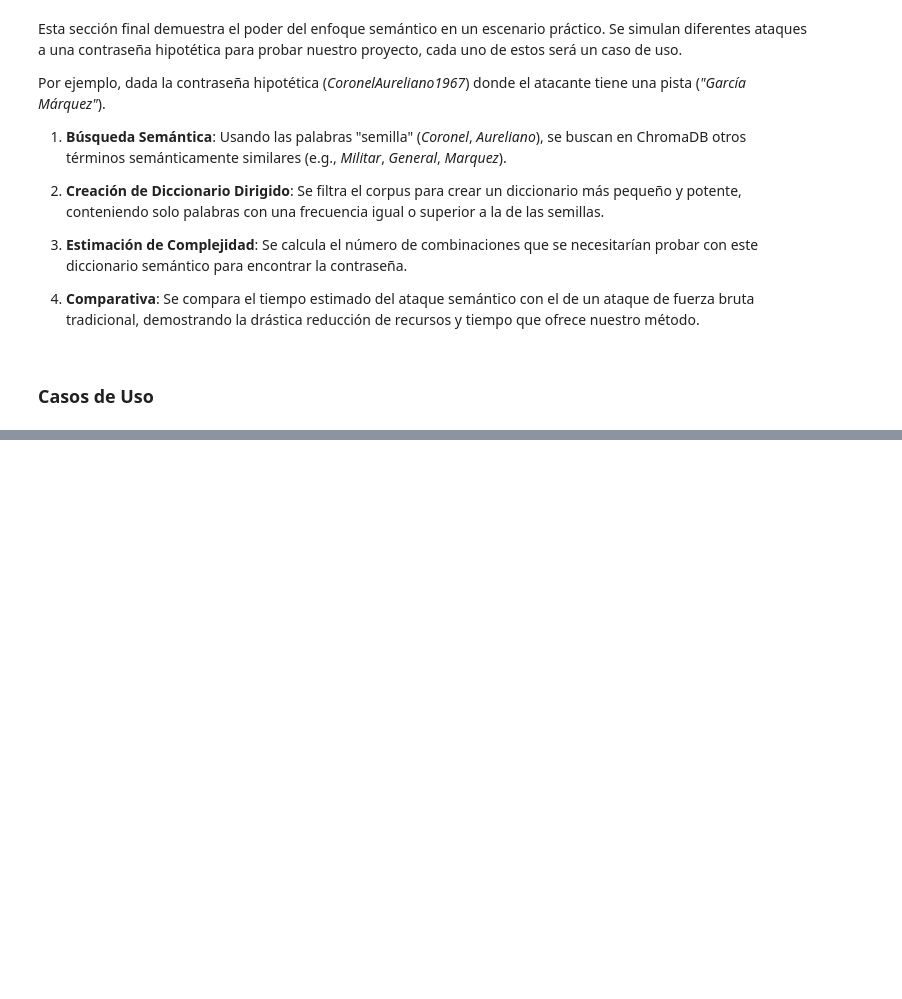
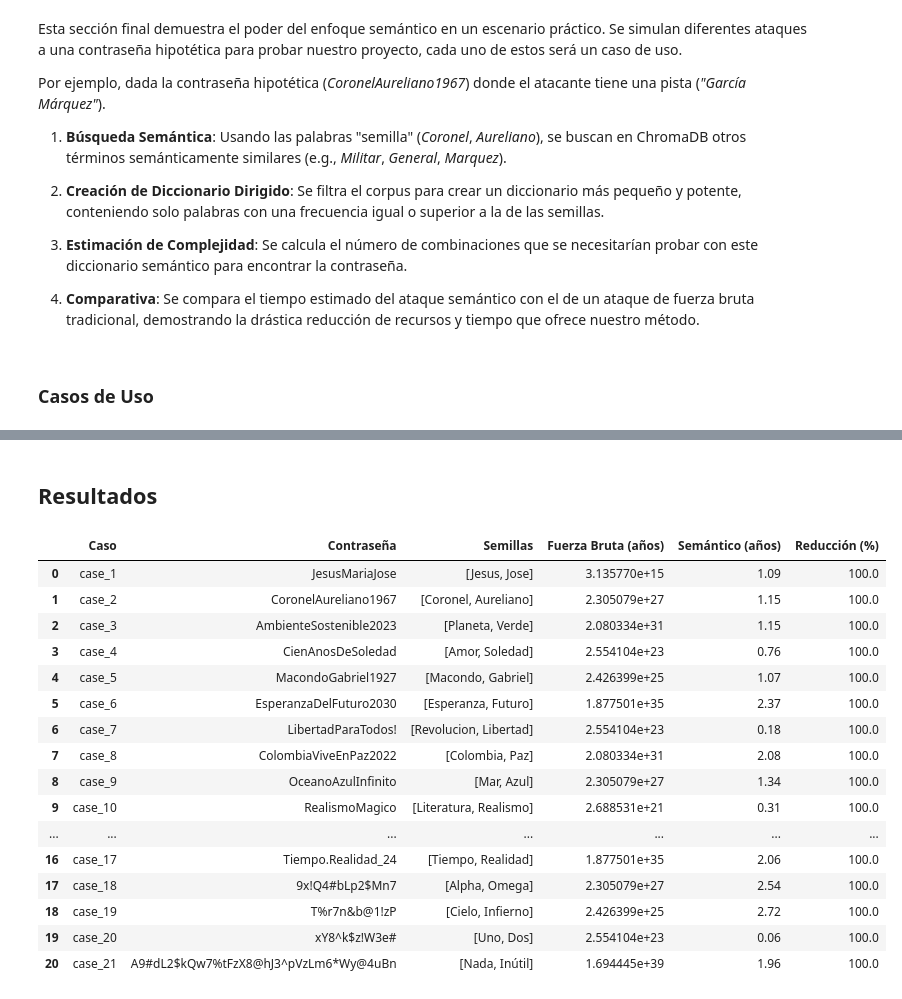
Before and after one commit to dafmontenegro/semanticdictgen-wpa2-es, a Jupyter notebook: semanticdictgen-wpa2-es.ipynb, the cells around one changed output, grey strips where cells are left out. Cells and saved outputs as stored; diff of their text form; code cells hidden in the pictures; blank space fills up the shorter version.

```diff
--- a/semanticdictgen-wpa2-es.ipynb
+++ b/semanticdictgen-wpa2-es.ipynb
@@ -559,13 +660,6 @@ def generate_and_test(depth_transliterations, scope_weighted_permutations, passw
                 end_time = time.time()
                 return candidate, attempts, end_time - start_time
 
-            # Opcional: Probar con sufijos de años (como en tu caso de uso 2 y 3)
-            # Esto amplía la búsqueda pero es más realista.
-            for year in range(1960, 2026):
-                if f"{candidate}{year}" == password_to_find:
-                    end_time = time.time()
-                    return f"{candidate}{year}", attempts, end_time - start_time
-
         # Si la permutación actual es la que generaría la contraseña,
         # y no se ha encontrado, es porque faltan los sufijos.
         if p_tuple == target_permutation:
@@ -681,0 +809,55 @@ for key, value in simulation.items():
+# %% [markdown]
+## Resultados
+# %%
+import pandas as pd
+
+# Crear el DataFrame base desde 'results'
+df = pd.DataFrame(results)
+
+# Extraer 'Caso', 'Contraseña' y 'Semillas' desde la columna 'caso'
+def extraer_info(caso_dict, campo):
+    key = next(iter(caso_dict))             # p.ej. "case_1"
+    return caso_dict[key][campo] if campo in caso_dict[key] else key
+
+df["Caso"] = df["caso"].apply(lambda d: next(iter(d)))
+df["Contraseña"] = df["caso"].apply(lambda d: extraer_info(d, "password"))
+df["Semillas"] = df["caso"].apply(lambda d: extraer_info(d, "seeds"))
+
+# Calcular reducción porcentual
+df["Reducción (%)"] = 100 * (1 - df["semántico_meses"] / df["fuerza_bruta_meses"])
+df["Reducción (%)"] = df["Reducción (%)"].round(2)
+
+# Crear nuevas columnas en años
+df["Fuerza Bruta (años)"] = (df["fuerza_bruta_meses"] / 12).round(2)
+df["Semántico (años)"] = (df["semántico_meses"] / 12).round(2)
+
+# Seleccionar y reordenar columnas para la tabla final
+tablaComparativa = df[[
+    "Caso",
+    "Contraseña",
+    "Semillas",
+    "Fuerza Bruta (años)",
+    "Semántico (años)",
+    "Reducción (%)"
+]]
+
+# Mostrar tabla
+tablaComparativa
+# %% [output]
+|  | Caso | Contraseña | Semillas | Fuerza Bruta (años) | Semántico (años) | Reducción (%) |
+| 0 | case_1 | JesusMariaJose | [Jesus, Jose] | 3.135770e+15 | 1.09 | 100.0 |
+| 1 | case_2 | CoronelAureliano1967 | [Coronel, Aureliano] | 2.305079e+27 | 1.15 | 100.0 |
+| 2 | case_3 | AmbienteSostenible2023 | [Planeta, Verde] | 2.080334e+31 | 1.15 | 100.0 |
+| 3 | case_4 | CienAnosDeSoledad | [Amor, Soledad] | 2.554104e+23 | 0.76 | 100.0 |
+| 4 | case_5 | MacondoGabriel1927 | [Macondo, Gabriel] | 2.426399e+25 | 1.07 | 100.0 |
+| 5 | case_6 | EsperanzaDelFuturo2030 | [Esperanza, Futuro] | 1.877501e+35 | 2.37 | 100.0 |
+| 6 | case_7 | LibertadParaTodos! | [Revolucion, Libertad] | 2.554104e+23 | 0.18 | 100.0 |
+| 7 | case_8 | ColombiaViveEnPaz2022 | [Colombia, Paz] | 2.080334e+31 | 2.08 | 100.0 |
+| 8 | case_9 | OceanoAzulInfinito | [Mar, Azul] | 2.305079e+27 | 1.34 | 100.0 |
+| 9 | case_10 | RealismoMagico | [Literatura, Realismo] | 2.688531e+21 | 0.31 | 100.0 |
+| ... | ... | ... | ... | ... | ... | ... |
+| 16 | case_17 | Tiempo.Realidad_24 | [Tiempo, Realidad] | 1.877501e+35 | 2.06 | 100.0 |
+| 17 | case_18 | 9x!Q4#bLp2$Mn7 | [Alpha, Omega] | 2.305079e+27 | 2.54 | 100.0 |
+| 18 | case_19 | T%r7n&b@1!zP | [Cielo, Infierno] | 2.426399e+25 | 2.72 | 100.0 |
+| 19 | case_20 | xY8^k$z!W3e# | [Uno, Dos] | 2.554104e+23 | 0.06 | 100.0 |
+| 20 | case_21 | A9#dL2$kQw7%tFzX8@hJ3^pVzLm6*Wy@4uBn | [Nada, Inútil] | 1.694445e+39 | 1.96 | 100.0 |
```
Also changed, not shown: parts of 27 cells of this notebook.
